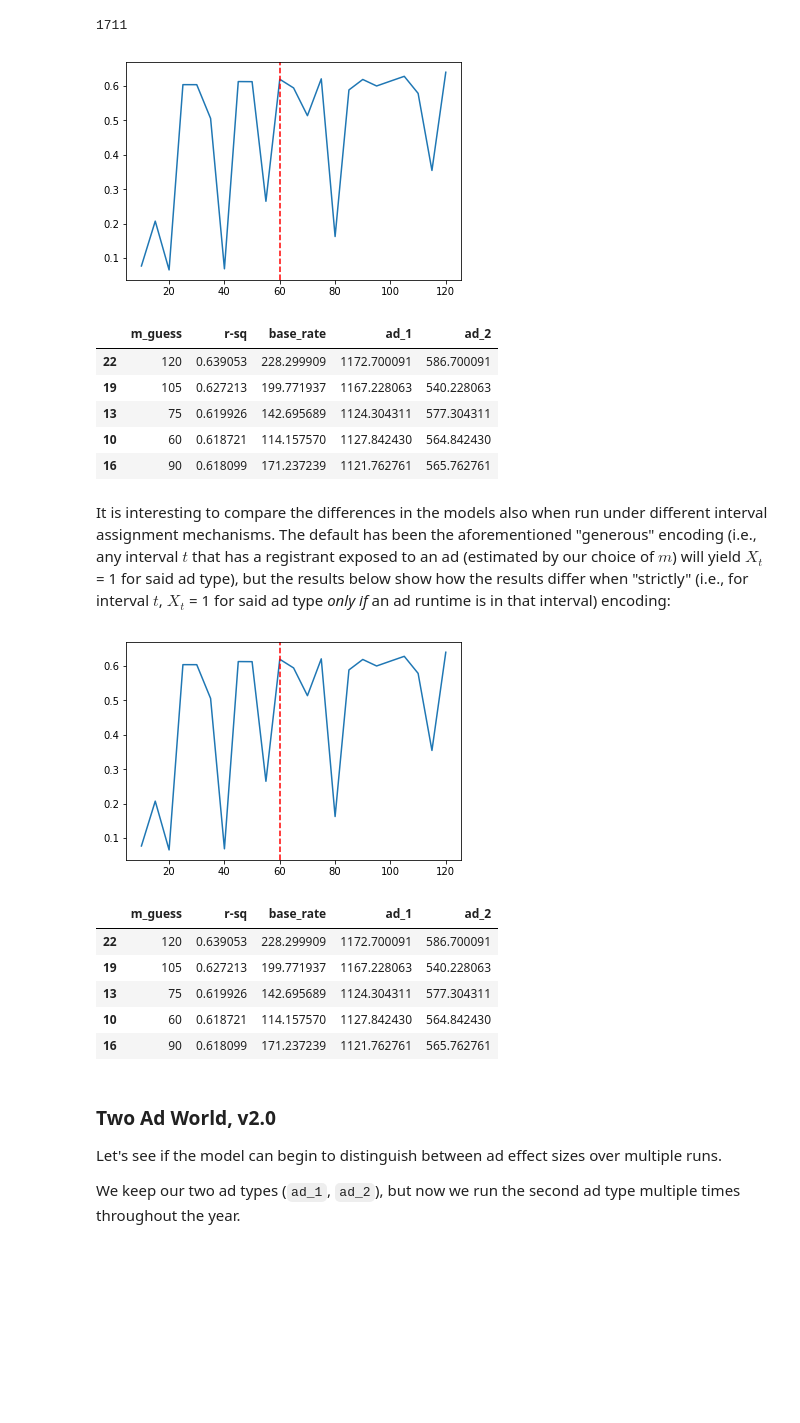
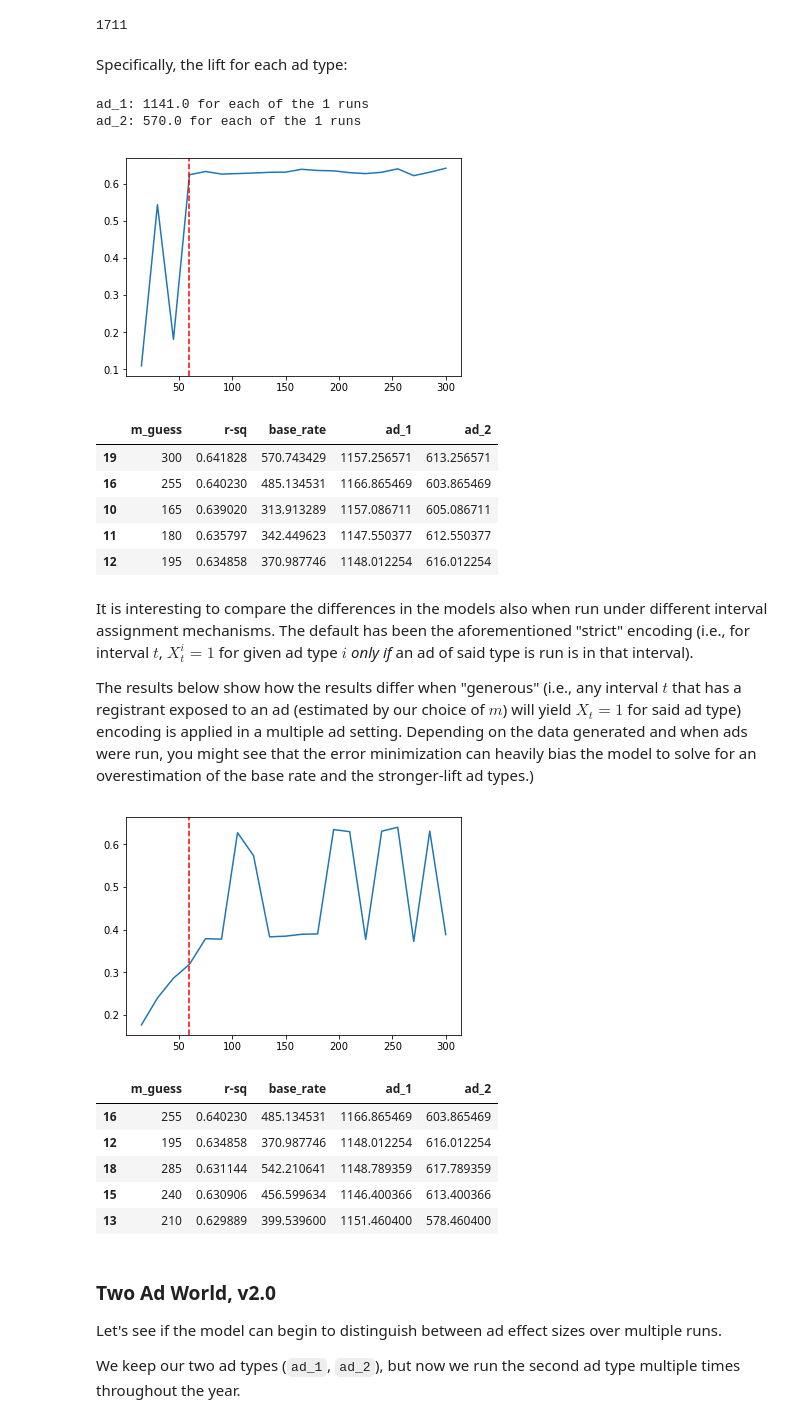
Before and after one commit to Per48edjes/Freeletics-Case, a Jupyter notebook: Freeletics Case.ipynb, the cells around one changed output. Cells and saved outputs as stored; diff of their text form; code cells hidden in the pictures; blank space fills up the shorter version.

Commit message:
Fixed strict vs. generous assignment issues, finished write up

```diff
--- a/Freeletics Case.ipynb
+++ b/Freeletics Case.ipynb
@@ -123,11 +135,11 @@ LIFT = int(LIFT_BR_MULT*IMPLIED_BASERATE)
 BASERATE_DTS = (np.random.random(TOTAL_BASE_REG) * (end_year - beg_year)) + beg_year
 
 ### Our choices of m; used in assessing results and plotting
-min_m_guess = 10
-max_m_guess = 120
-intv = 5
+min_m_guess = 15
+max_m_guess = 300
+intv = 15
 
-### How we assign 1 or 0 to x_t: strict or generous
+### How we assign 1 or 0 to x_t: strict (False) or generous (True)
 GENEROUS_AD_TYPE_ENCODING = False
 # %% [markdown]
 Below, I've created a handful of useful objects to help model various scenarios:
@@ -178,7 +190,7 @@ def ad_run_sorter(ads_ran, m_guess_int):
 
 
 ### Takes registration dataframe as input and outputs one-hot encoded dataframe based on ad exposure
-def reg_df_encoder(df, m_guess_int, ads_ran, generous_ad_type_encoding=False):
+def reg_df_encoder(df, m_guess_int, ads_ran, generous_ad_type_encoding=GENEROUS_AD_TYPE_ENCODING):
 
     ## Order the ads chronologically
     ordered_ad_runtimes = ad_run_sorter(ads_ran, m_guess_int)
@@ -200,6 +212,7 @@ def reg_df_encoder(df, m_guess_int, ads_ran, generous_ad_type_encoding=False):
         Encoded interval in cleaned df will yield 1 (positive exposure) for an ad
         whenever interval contains ANY exposed registrations to said ad.
         '''
+
         ## HELPER FUNCTION: Assigns registration to ad instance
         def ad_type_encoder_generous(x, chron_ads):
             ## Find the appropriate ad
@@ -236,6 +249,7 @@ def reg_df_encoder(df, m_guess_int, ads_ran, generous_ad_type_encoding=False):
         Encoded interval in cleaned df will yield 1 (positive exposure) for an ad
         ONLY if said ad runtime was in that interval.
         '''
+
         # Do cut and grouping on intervals first
         df['t'] = pd.cut(df['reg_time'], pd.date_range(start=beg_year, end=end_year + datetime.timedelta(milliseconds=1), freq=str(m_guess_int)+'Min'), right=False)
         df['Y'] = 1
@@ -265,7 +279,7 @@ def reg_df_encoder(df, m_guess_int, ads_ran, generous_ad_type_encoding=False):
 
 
 ### Model fitting and evaluation function
-def multi_ad_model_fitter(df, m_guess_int, ads_ran, generous_ad_type_encoding=False):
+def multi_ad_model_fitter(df, m_guess_int, ads_ran, generous_ad_type_encoding=GENEROUS_AD_TYPE_ENCODING):
     m_guess = datetime.timedelta(minutes = m_guess_int)
     df = reg_df_encoder(df, m_guess_int, ads_ran, generous_ad_type_encoding)
 
@@ -280,13 +294,13 @@ def multi_ad_model_fitter(df, m_guess_int, ads_ran, generous_ad_type_encoding=Fa
 
 
 ### Function to yield plots, results dataframe, and actual input & output dataframes
-def plot_results(df, ads_ran):
+def plot_results(df, ads_ran, generous_ad_type_encoding=GENEROUS_AD_TYPE_ENCODING):
     '''
     Returns results dataframe and plots different choices of m against r-squared for OLS models.
     '''
     results = []
     for m_guess in range(min_m_guess, max_m_guess+1, intv):
-        model, score, X, Y = multi_ad_model_fitter(df, m_guess, ads_ran, GENEROUS_AD_TYPE_ENCODING)
+        model, score, X, Y = multi_ad_model_fitter(df, m_guess, ads_ran, generous_ad_type_encoding)
         results.append([m_guess, score, model.intercept_, dict(zip(X.columns, model.coef_))])
 
     ## Put results into dataframe
@@ -411,38 +423,41 @@ total_expected_lift_all_ads = np.concatenate([ad_x.get_reg_times() for ad_x in a
 total_expected_lift_all_ads
 # %% [output]
 1711
+# %% [markdown]
+Specifically, the lift for each ad type:
+# %%
+for ad_x in ads_run:
+    print(f"{ad_x.get_label()}: {ad_x.get_reg_times().size/len(ad_x.get_ad_runtimes())} for each of the {len(ad_x.get_ad_runtimes())} runs")
+# %% [output]
+ad_1: 1141.0 for each of the 1 runs
+ad_2: 570.0 for each of the 1 runs
 # %%
 results_df, X, Y = plot_results(df2, ads_run)
 results_df.nlargest(5, 'r-sq')
 # %% [output]
-[figure, old version]
+[figure, new version]
 |  | m_guess | r-sq | base_rate | ad_1 | ad_2 |
-| 22 | 120 | 0.639053 | 228.299909 | 1172.700091 | 586.700091 |
-| 19 | 105 | 0.627213 | 199.771937 | 1167.228063 | 540.228063 |
-| 13 | 75 | 0.619926 | 142.695689 | 1124.304311 | 577.304311 |
-| 10 | 60 | 0.618721 | 114.157570 | 1127.842430 | 564.842430 |
-| 16 | 90 | 0.618099 | 171.237239 | 1121.762761 | 565.762761 |
+| 19 | 300 | 0.641828 | 570.743429 | 1157.256571 | 613.256571 |
+| 16 | 255 | 0.640230 | 485.134531 | 1166.865469 | 603.865469 |
+| 10 | 165 | 0.639020 | 313.913289 | 1157.086711 | 605.086711 |
+| 11 | 180 | 0.635797 | 342.449623 | 1147.550377 | 612.550377 |
+| 12 | 195 | 0.634858 | 370.987746 | 1148.012254 | 616.012254 |
 # %% [markdown]
-It is interesting to compare the differences in the models also when run under different interval assignment mechanisms. The default has been the aforementioned "generous" encoding (i.e., any interval $t$ that has a registrant exposed to an ad (estimated by our choice of $m$) will yield $X_t$ = 1 for said ad type), but the results below show how the results differ when "strictly" (i.e., for interval $t$, $X_t$ = 1 for said ad type _only if_ an ad runtime is in that interval) encoding:
+It is interesting to compare the differences in the models also when run under different interval assignment mechanisms. The default has been the aforementioned "strict" encoding (i.e., for interval $t$, $X^i_t = 1$ for given ad type $i$ _only if_ an ad of said type is run is in that interval).
+
+The results below show how the results differ when "generous" (i.e., any interval $t$ that has a registrant exposed to an ad (estimated by our choice of $m$) will yield $X_t = 1$ for said ad type) encoding is applied in a multiple ad setting. Depending on the data generated and when ads were run, you might see that the error minimization can heavily bias the model to solve for an overestimation of the base rate and the stronger-lift ad types.)
 # %%
-### Toggle generous encoding OFF
-GENEROUS_AD_TYPE_ENCODING = False
-
-results_df, X, Y = plot_results(df2, ads_run)
-
-### Toggle back to generous encoding
-GENEROUS_AD_TYPE_ENCODING = True
-
-
+### Run using "generous" assignment; default for GENEROUS_AD_TYPE_ENCODING is False
+results_df, X, Y = plot_results(df2, ads_run, True)
 results_df.nlargest(5, 'r-sq')
 # %% [output]
-[figure, old version]
+[figure, new version]
 |  | m_guess | r-sq | base_rate | ad_1 | ad_2 |
-| 22 | 120 | 0.639053 | 228.299909 | 1172.700091 | 586.700091 |
-| 19 | 105 | 0.627213 | 199.771937 | 1167.228063 | 540.228063 |
-| 13 | 75 | 0.619926 | 142.695689 | 1124.304311 | 577.304311 |
-| 10 | 60 | 0.618721 | 114.157570 | 1127.842430 | 564.842430 |
-| 16 | 90 | 0.618099 | 171.237239 | 1121.762761 | 565.762761 |
+| 16 | 255 | 0.640230 | 485.134531 | 1166.865469 | 603.865469 |
+| 12 | 195 | 0.634858 | 370.987746 | 1148.012254 | 616.012254 |
+| 18 | 285 | 0.631144 | 542.210641 | 1148.789359 | 617.789359 |
+| 15 | 240 | 0.630906 | 456.599634 | 1146.400366 | 613.400366 |
+| 13 | 210 | 0.629889 | 399.539600 | 1151.460400 | 578.460400 |
 # %% [markdown]
 ### Two Ad World, v2.0
 
```
Also changed, not shown: parts of 12 cells of this notebook.
